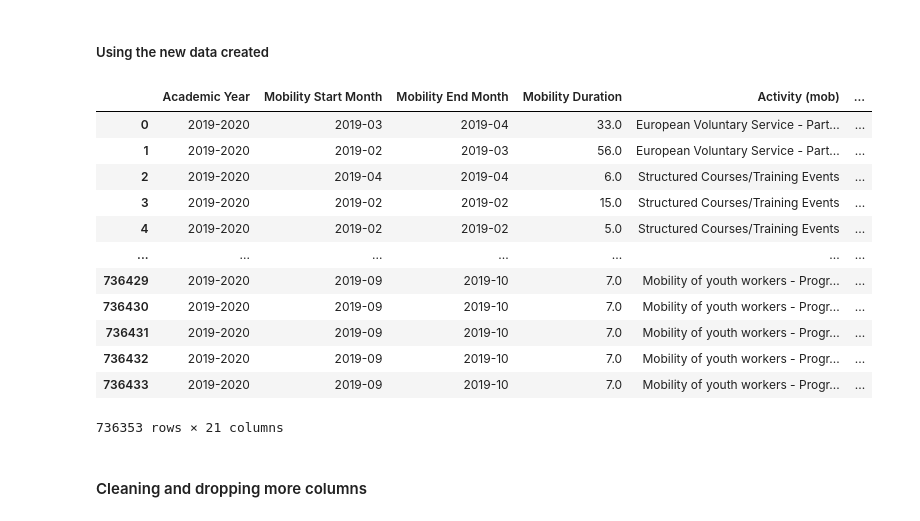
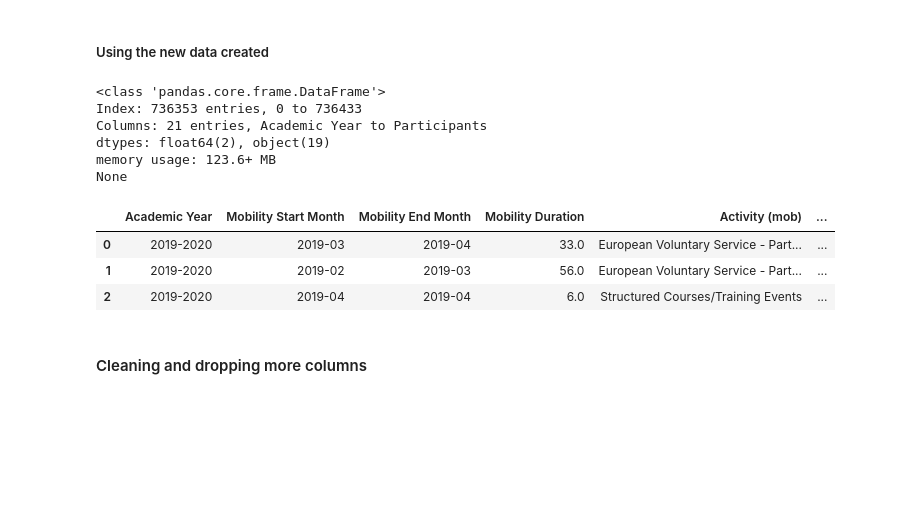
Before and after one commit to tatouti/DatabasePD, a Jupyter notebook: Erasmus_DataAnalysis.ipynb, the cells around one changed output. Saved outputs shown, nothing was run; the diff lists cells and outputs as text; code cells hidden in the pictures; blank space fills up the shorter version.

```diff
--- a/Erasmus_DataAnalysis.ipynb
+++ b/Erasmus_DataAnalysis.ipynb
@@ -70,26 +70,24 @@ erasmus_df.to_csv('Erasmus_mobility_statistics_2019_2020.zip', index=False,
 # %%
 zf = zipfile.ZipFile('Erasmus_mobility_statistics_2019_2020.zip')
 erasmus_df = pd.read_csv(zf.open('Erasmus_mobility_statistics_2019_2020.csv'))
 pd.set_option('display.max_columns', None)
 
 erasmus_df=erasmus_df.dropna()
 erasmus_df = erasmus_df.drop(columns = ['Project Reference','Sending Organisation Erasmus Code','Receiving Organisation Erasmus Code'])
 
-erasmus_df
+print(erasmus_df.info(verbose=False))
+erasmus_df.head(3)
 # %% [output]
+<class 'pandas.core.frame.DataFrame'>
+Index: 736353 entries, 0 to 736433
+Columns: 21 entries, Academic Year to Participants
+dtypes: float64(2), object(19)
+memory usage: 123.6+ MB
+None
 |  | Academic Year | Mobility Start Month | Mobility End Month | Mobility Duration | Activity (mob) | ... |
 | 0 | 2019-2020 | 2019-03 | 2019-04 | 33.0 | European Voluntary Service - Part... | ... |
 | 1 | 2019-2020 | 2019-02 | 2019-03 | 56.0 | European Voluntary Service - Part... | ... |
 | 2 | 2019-2020 | 2019-04 | 2019-04 | 6.0 | Structured Courses/Training Events | ... |
-| 3 | 2019-2020 | 2019-02 | 2019-02 | 15.0 | Structured Courses/Training Events | ... |
-| 4 | 2019-2020 | 2019-02 | 2019-02 | 5.0 | Structured Courses/Training Events | ... |
-| ... | ... | ... | ... | ... | ... | ... |
-| 736429 | 2019-2020 | 2019-09 | 2019-10 | 7.0 | Mobility of youth workers - Progr... | ... |
-| 736430 | 2019-2020 | 2019-09 | 2019-10 | 7.0 | Mobility of youth workers - Progr... | ... |
-| 736431 | 2019-2020 | 2019-09 | 2019-10 | 7.0 | Mobility of youth workers - Progr... | ... |
-| 736432 | 2019-2020 | 2019-09 | 2019-10 | 7.0 | Mobility of youth workers - Progr... | ... |
-| 736433 | 2019-2020 | 2019-09 | 2019-10 | 7.0 | Mobility of youth workers - Progr... | ... |
-736353 rows × 21 columns
 # %% [markdown]
 #### Cleaning and dropping more columns
 # %%
```
Also changed, not shown: parts of 4 cells of this notebook.
